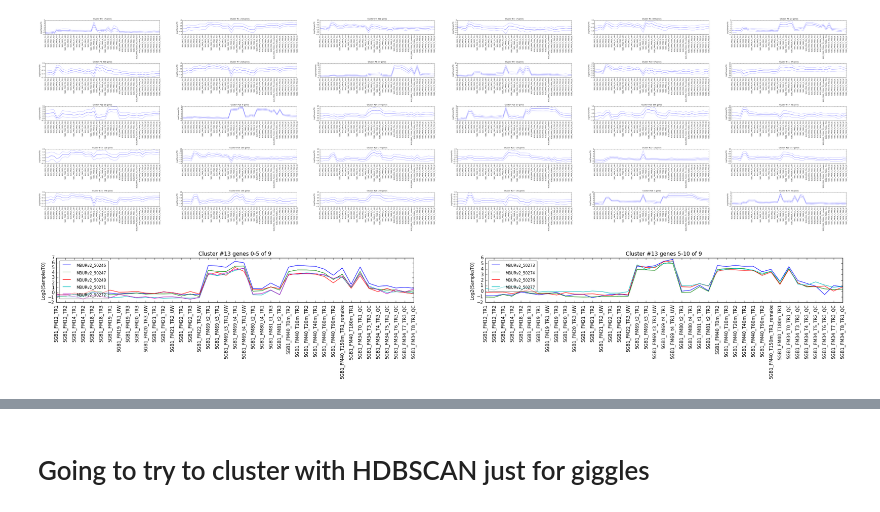
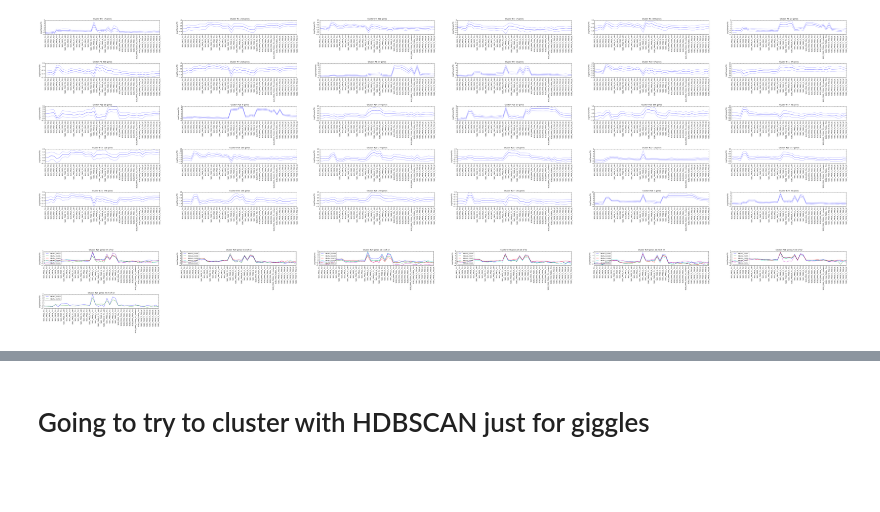
Before and after one commit to JiayuanGuo/Cu_transition_time_course-, a Jupyter notebook: Clustering_all_transcripts_via_K_means.ipynb, the cells around one changed output, grey strips where cells are left out. Saved outputs shown, nothing was run; the diff lists cells and outputs as text; code cells hidden in the pictures; blank space fills up the shorter version.

```diff
--- a/Clustering_all_transcripts_via_K_means.ipynb
+++ b/Clustering_all_transcripts_via_K_means.ipynb
@@ -351,32 +398,0 @@ cdist?
-# %%
-#Stolen code from the interwebs
-from scipy.spatial.distance import cdist, pdist
-from sklearn.cluster import KMeans
-
-K = range(1,50)
-KM = [KMeans(n_clusters=k).fit(dt_trans) for k in K]
-centroids = [k.cluster_centers_ for k in KM]
-
-D_k = [cdist(dt_trans, cent, 'euclidean') for cent in centroids]
-
-cIdx = [np.argmin(D,axis=1) for D in D_k]
-dist = [np.min(D,axis=1) for D in D_k]
-avgWithinSS = [sum(d)/dt_trans.shape[0] for d in dist]
-
-# Total with-in sum of square
-wcss = [sum(d**2) for d in dist]
-tss = sum(pdist(dt_trans)**2)/dt_trans.shape[0]
-bss = tss-wcss
-
-kIdx = 10-1
-
-# elbow curve
-fig = plt.figure()
-ax = fig.add_subplot(111)
-ax.plot(K, avgWithinSS, 'b*-')
-ax.plot(K[kIdx], avgWithinSS[kIdx], marker='o', markersize=12,
-markeredgewidth=2, markeredgecolor='r', markerfacecolor='None')
-plt.grid(True)
-plt.xlabel('Number of clusters')
-plt.ylabel('Average within-cluster sum of squares')
-plt.title('Elbow for KMeans clustering')
@@ -526,35 +599,35 @@ def draw_clst_genes(df, clst):
     n_rows = 10
 
     count_subplots = 1
     for i, val in enumerate(clst_index):
 
         if i % 5 == 0:
             ax = fig.add_subplot(n_rows, n_cols, count_subplots)
             count_subplots += 1
             title_str = "Cluster #"+ str(clst) + " genes " + str(i) + "-" + str(i + 5) +" of " + str(len(clst_index))
 
         y = df.loc[val, (df.columns != "cluster")].values
         ax.set_xticks(x_axis)
         ax.set_xticklabels(x_ticks, rotation = "vertical")
         ax.set_title(title_str)
         ax.set_ylabel("Log2(Sample/T0)")
 
         ax.plot(x_axis,y, label = str(val))
         leg = ax.legend(fancybox = True ,loc='upper left')
         leg.get_frame().set_alpha(0.5) #translucent
 
         for label in leg.get_texts():
             label.set_fontsize('small')
 
     fig.subplots_adjust(hspace = 2)
     plt.show()
     fig.savefig("cluster " + str(clst) + " genes.pdf")
     return list(clst_index) #returns a list
 
 testa = df6_clusters #.iloc[:500,:]
-the_list = draw_clst_genes(testa, 13)
+the_list = draw_clst_genes(testa, 29)
 # %% [output]
-[figure, old version]
+[figure, new version]
 # %%
 df2_cleaned_up.loc[the_list,:]
 # %% [output]
```
Also changed, not shown: parts of 26 cells of this notebook.
